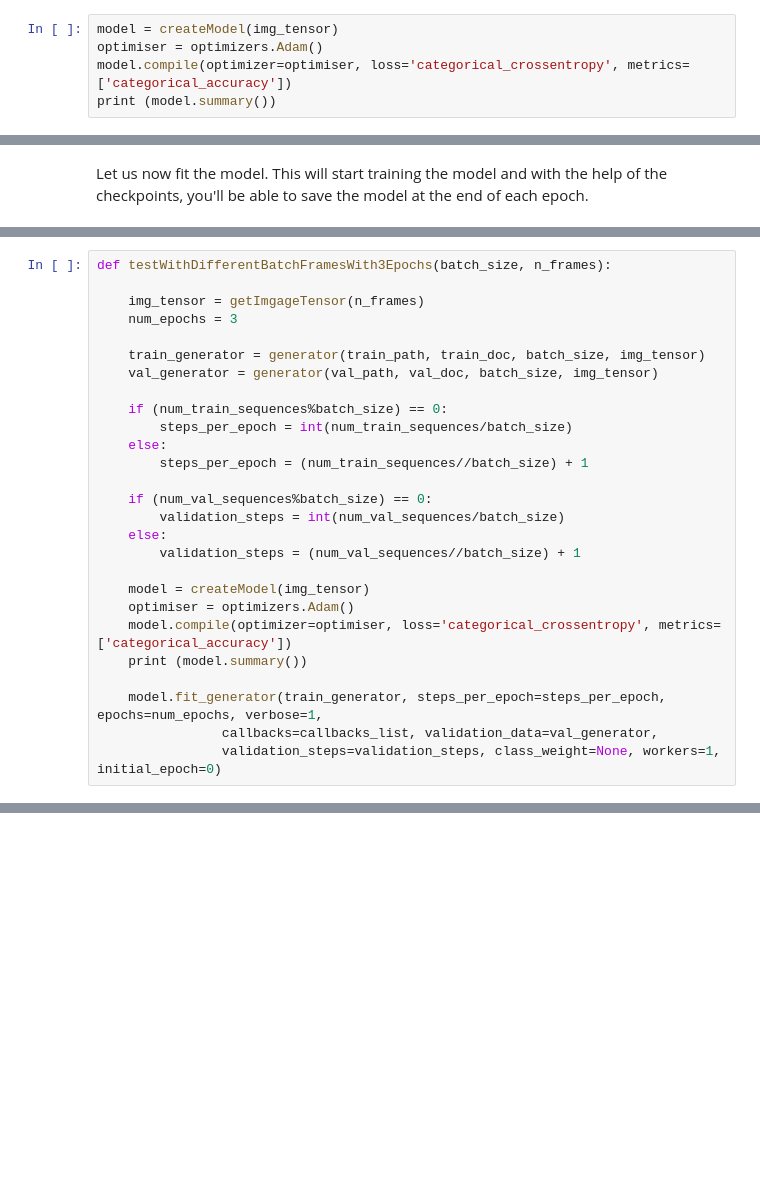
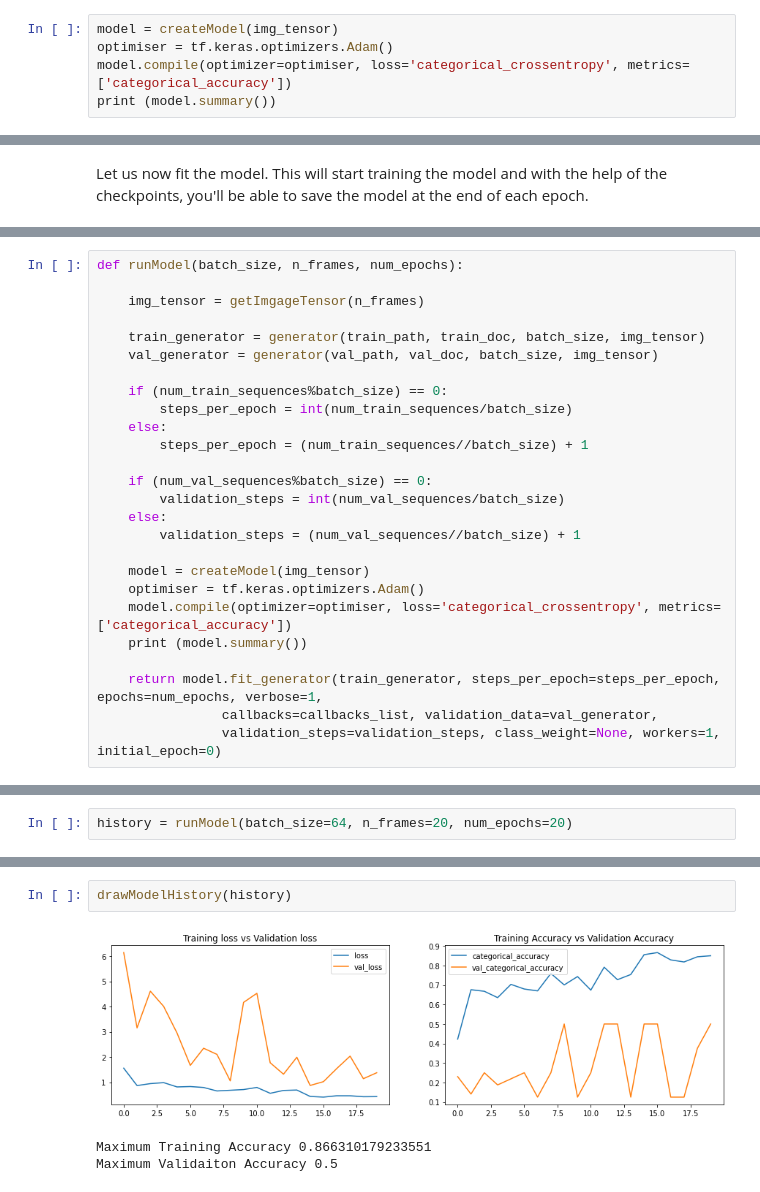
Before and after one commit to SanjayaKumarSahoo/gesture-recognition-case-study, a Jupyter notebook: Neural_Nets_Project_Starter_Code.ipynb, the cells around one changed output, grey strips where cells are left out. Drawn from its saved outputs; the diff is of its cells as text; blank space fills up the shorter version.

```diff
--- a/Neural_Nets_Project_Starter_Code.ipynb
+++ b/Neural_Nets_Project_Starter_Code.ipynb
@@ -206,7 +207,7 @@ def createModel(img_tensor):
 Now that you have written the model, the next step is to `compile` the model. When you print the `summary` of the model, you'll see the total number of parameters you have to train.
 # %%
 model = createModel(img_tensor)
-optimiser = optimizers.Adam()
+optimiser = tf.keras.optimizers.Adam()
 model.compile(optimizer=optimiser, loss='categorical_crossentropy', metrics=['categorical_accuracy'])
 print (model.summary())
 # %% [output]
@@ -310,10 +310,9 @@ def drawModelHistory(history):
     print("Maximum Training Accuracy", max(history.history['categorical_accuracy']))
     print("Maximum Validaiton Accuracy", max(history.history['val_categorical_accuracy']))
 # %%
-def testWithDifferentBatchFramesWith3Epochs(batch_size, n_frames):
+def runModel(batch_size, n_frames, num_epochs):
 
     img_tensor = getImgageTensor(n_frames)
-    num_epochs = 3
 
     train_generator = generator(train_path, train_doc, batch_size, img_tensor)
     val_generator = generator(val_path, val_doc, batch_size, img_tensor)
@@ -329,10 +328,10 @@ def testWithDifferentBatchFramesWith3Epochs(batch_size, n_frames):
         validation_steps = (num_val_sequences//batch_size) + 1
 
     model = createModel(img_tensor)
-    optimiser = optimizers.Adam()
+    optimiser = tf.keras.optimizers.Adam()
     model.compile(optimizer=optimiser, loss='categorical_crossentropy', metrics=['categorical_accuracy'])
     print (model.summary())
 
-    model.fit_generator(train_generator, steps_per_epoch=steps_per_epoch, epochs=num_epochs, verbose=1,
+    return model.fit_generator(train_generator, steps_per_epoch=steps_per_epoch, epochs=num_epochs, verbose=1,
                 callbacks=callbacks_list, validation_data=val_generator,
                 validation_steps=validation_steps, class_weight=None, workers=1, initial_epoch=0)
@@ -364,0 +441,2 @@ Epoch 1/3
+# %%
+history = runModel(batch_size=64, n_frames=20, num_epochs=20)
@@ -364,0 +461,6 @@ Epoch 1/3
+# %%
+drawModelHistory(history)
+# %% [output]
+[figure, added]
+Maximum Training Accuracy 0.866310179233551
+Maximum Validaiton Accuracy 0.5
```
Also changed, not shown: parts of 30 cells of this notebook.
